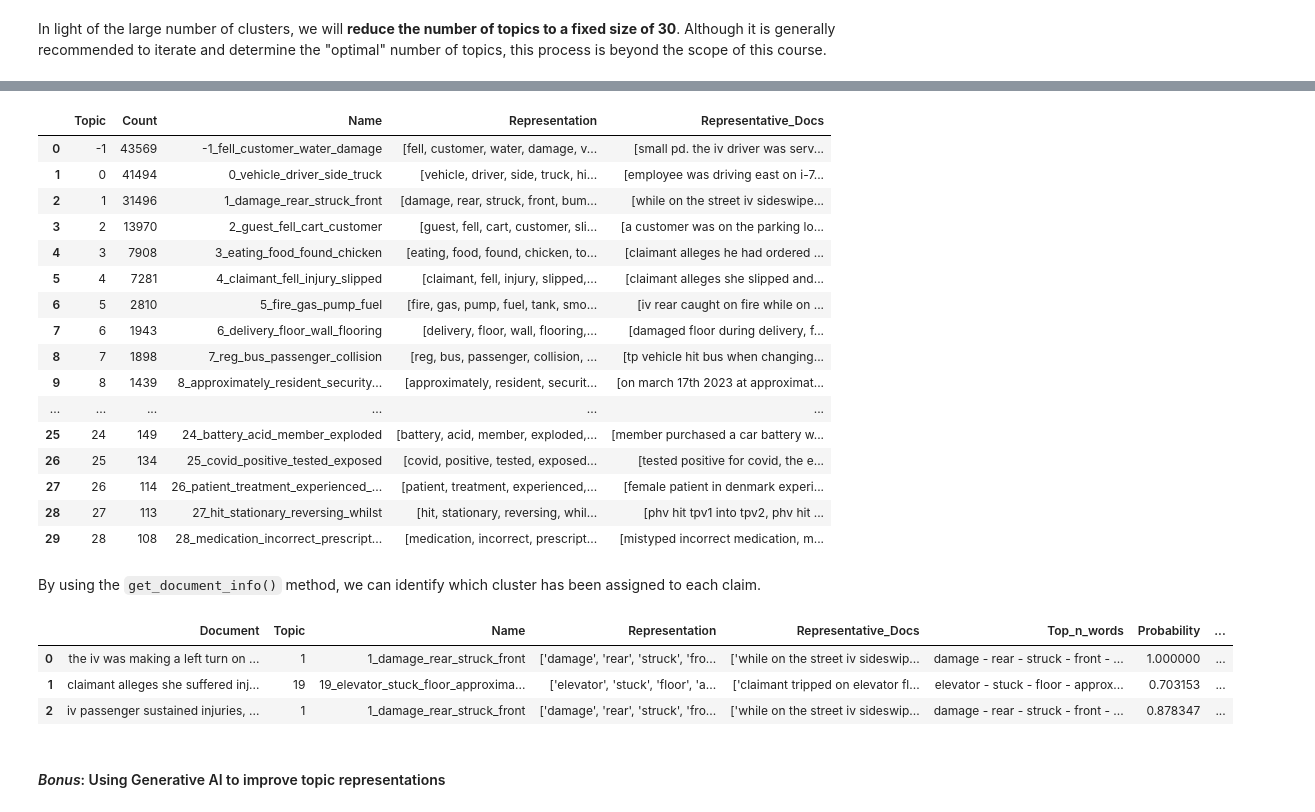
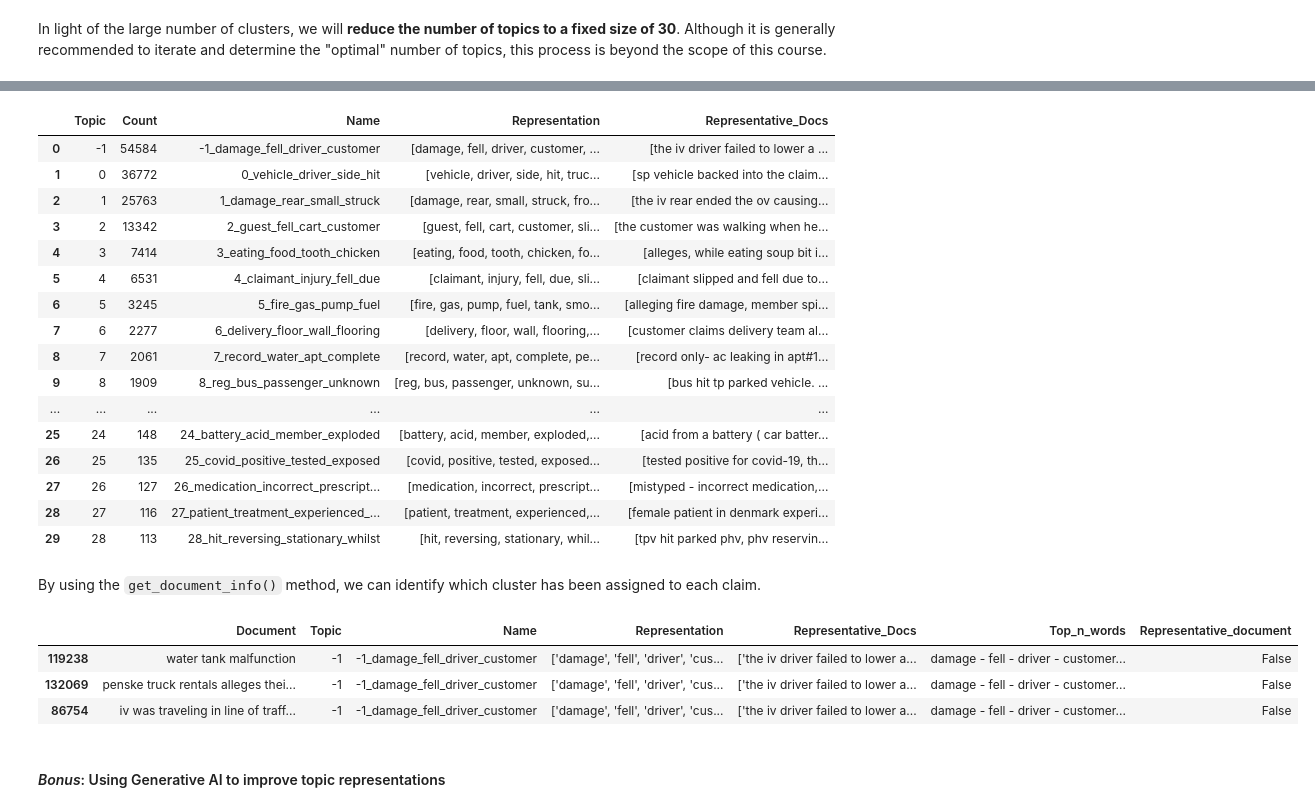
Before and after one commit to applied-ai-jlu-ws25-26/course, a Jupyter notebook: 2_nlp/nlp.ipynb, the cells around one changed output, grey strips where cells are left out. Saved outputs shown, nothing was run; the diff lists cells and outputs as text; code cells hidden in the pictures.

Commit message:
Make topic model reproducible

```diff
--- a/2_nlp/nlp.ipynb
+++ b/2_nlp/nlp.ipynb
@@ -141,7 +141,7 @@ Raw data is often messy containing, e.g., null values.
 # ❗Remove rows with no claim description.
 # =================================================================================
 
-df_claims = df_claims[df_claims.claim_description.notnull()] # Conclude this line with your solution
+df_claims =  # Conclude this line with your solution
 # %% [markdown]
 We also drop duplicated claim descriptions.
 # %%
@@ -913,2 +911,6 @@ topics, probs = topic_model.fit_transform(df_claims.claim_description.values)
+# %%
+from util import load_topic_model
+
+topic_model = load_topic_model("models/topic_model/raw", df=df_claims, column="claim_description")
 # %% [markdown]
 With the method `get_topic_info()` we can now inspect the clusters that were generated from the calims descriptions.
@@ -956,2 +932,0 @@ repr_docs, _, _, _= topic_model._extract_representative_docs(c_tf_idf=topic_mode
-# %%
-topic_model.representative_docs_ = repr_docs
@@ -1007,31 +948,31 @@ topic_model.reduce_topics(df_claims.claim_description.values, nr_topics=30)
 topic_model.get_topic_info()
 # %% [output]
 |  | Topic | Count | Name | Representation | Representative_Docs |
-| 0 | -1 | 43569 | -1_fell_customer_water_damage | [fell, customer, water, damage, v... | [small pd. the iv driver was serv... |
-| 1 | 0 | 41494 | 0_vehicle_driver_side_truck | [vehicle, driver, side, truck, hi... | [employee was driving east on i-7... |
-| 2 | 1 | 31496 | 1_damage_rear_struck_front | [damage, rear, struck, front, bum... | [while on the street iv sideswipe... |
-| 3 | 2 | 13970 | 2_guest_fell_cart_customer | [guest, fell, cart, customer, sli... | [a customer was on the parking lo... |
-| 4 | 3 | 7908 | 3_eating_food_found_chicken | [eating, food, found, chicken, to... | [claimant alleges he had ordered ... |
-| 5 | 4 | 7281 | 4_claimant_fell_injury_slipped | [claimant, fell, injury, slipped,... | [claimant alleges she slipped and... |
-| 6 | 5 | 2810 | 5_fire_gas_pump_fuel | [fire, gas, pump, fuel, tank, smo... | [iv rear caught on fire while on ... |
-| 7 | 6 | 1943 | 6_delivery_floor_wall_flooring | [delivery, floor, wall, flooring,... | [damaged floor during delivery, f... |
-| 8 | 7 | 1898 | 7_reg_bus_passenger_collision | [reg, bus, passenger, collision, ... | [tp vehicle hit bus when changing... |
-| 9 | 8 | 1439 | 8_approximately_resident_security... | [approximately, resident, securit... | [on march 17th 2023 at approximat... |
+| 0 | -1 | 54584 | -1_damage_fell_driver_customer | [damage, fell, driver, customer, ... | [the iv driver failed to lower a ... |
+| 1 | 0 | 36772 | 0_vehicle_driver_side_hit | [vehicle, driver, side, hit, truc... | [sp vehicle backed into the claim... |
+| 2 | 1 | 25763 | 1_damage_rear_small_struck | [damage, rear, small, struck, fro... | [the iv rear ended the ov causing... |
+| 3 | 2 | 13342 | 2_guest_fell_cart_customer | [guest, fell, cart, customer, sli... | [the customer was walking when he... |
+| 4 | 3 | 7414 | 3_eating_food_tooth_chicken | [eating, food, tooth, chicken, fo... | [alleges, while eating soup bit i... |
+| 5 | 4 | 6531 | 4_claimant_injury_fell_due | [claimant, injury, fell, due, sli... | [claimant slipped and fell due to... |
+| 6 | 5 | 3245 | 5_fire_gas_pump_fuel | [fire, gas, pump, fuel, tank, smo... | [alleging fire damage, member spi... |
+| 7 | 6 | 2277 | 6_delivery_floor_wall_flooring | [delivery, floor, wall, flooring,... | [customer claims delivery team al... |
+| 8 | 7 | 2061 | 7_record_water_apt_complete | [record, water, apt, complete, pe... | [record only- ac leaking in apt#1... |
+| 9 | 8 | 1909 | 8_reg_bus_passenger_unknown | [reg, bus, passenger, unknown, su... | [bus hit tp parked vehicle. ... |
 | ... | ... | ... | ... | ... | ... |
-| 25 | 24 | 149 | 24_battery_acid_member_exploded | [battery, acid, member, exploded,... | [member purchased a car battery w... |
-| 26 | 25 | 134 | 25_covid_positive_tested_exposed | [covid, positive, tested, exposed... | [tested positive for covid, the e... |
-| 27 | 26 | 114 | 26_patient_treatment_experienced_... | [patient, treatment, experienced,... | [female patient in denmark experi... |
-| 28 | 27 | 113 | 27_hit_stationary_reversing_whilst | [hit, stationary, reversing, whil... | [phv hit tpv1 into tpv2, phv hit ... |
-| 29 | 28 | 108 | 28_medication_incorrect_prescript... | [medication, incorrect, prescript... | [mistyped incorrect medication, m... |
+| 25 | 24 | 148 | 24_battery_acid_member_exploded | [battery, acid, member, exploded,... | [acid from a battery ( car batter... |
+| 26 | 25 | 135 | 25_covid_positive_tested_exposed | [covid, positive, tested, exposed... | [tested positive for covid-19, th... |
+| 27 | 26 | 127 | 26_medication_incorrect_prescript... | [medication, incorrect, prescript... | [mistyped - incorrect medication,... |
+| 28 | 27 | 116 | 27_patient_treatment_experienced_... | [patient, treatment, experienced,... | [female patient in denmark experi... |
+| 29 | 28 | 113 | 28_hit_reversing_stationary_whilst | [hit, reversing, stationary, whil... | [tpv hit parked phv, phv reservin... |
 # %% [markdown]
 By using the `get_document_info()` method, we can identify which cluster has been assigned to each claim.
 # %%
-topic_model.get_document_info(df_claims.claim_description.values).head(3).style
+topic_model.get_document_info(df_claims.claim_description.values).sample(3).style
 # %% [output]
-|  | Document | Topic | Name | Representation | Representative_Docs | Top_n_words | Probability | ... |
-| 0 | the iv was making a left turn on ... | 1 | 1_damage_rear_struck_front | ['damage', 'rear', 'struck', 'fro... | ['while on the street iv sideswip... | damage - rear - struck - front - ... | 1.000000 | ... |
-| 1 | claimant alleges she suffered inj... | 19 | 19_elevator_stuck_floor_approxima... | ['elevator', 'stuck', 'floor', 'a... | ['claimant tripped on elevator fl... | elevator - stuck - floor - approx... | 0.703153 | ... |
-| 2 | iv passenger sustained injuries, ... | 1 | 1_damage_rear_struck_front | ['damage', 'rear', 'struck', 'fro... | ['while on the street iv sideswip... | damage - rear - struck - front - ... | 0.878347 | ... |
+|  | Document | Topic | Name | Representation | Representative_Docs | Top_n_words | Representative_document |
+| 119238 | water tank malfunction | -1 | -1_damage_fell_driver_customer | ['damage', 'fell', 'driver', 'cus... | ['the iv driver failed to lower a... | damage - fell - driver - customer... | False |
+| 132069 | penske truck rentals alleges thei... | -1 | -1_damage_fell_driver_customer | ['damage', 'fell', 'driver', 'cus... | ['the iv driver failed to lower a... | damage - fell - driver - customer... | False |
+| 86754 | iv was traveling in line of traff... | -1 | -1_damage_fell_driver_customer | ['damage', 'fell', 'driver', 'cus... | ['the iv driver failed to lower a... | damage - fell - driver - customer... | False |
 # %% [markdown]
 #### <a id='toc4_6_1_'></a>*Bonus*: Using Generative AI to improve topic representations
 # %% [markdown]
```
Also changed, not shown: parts of 19 cells of this notebook, 12 other files.
